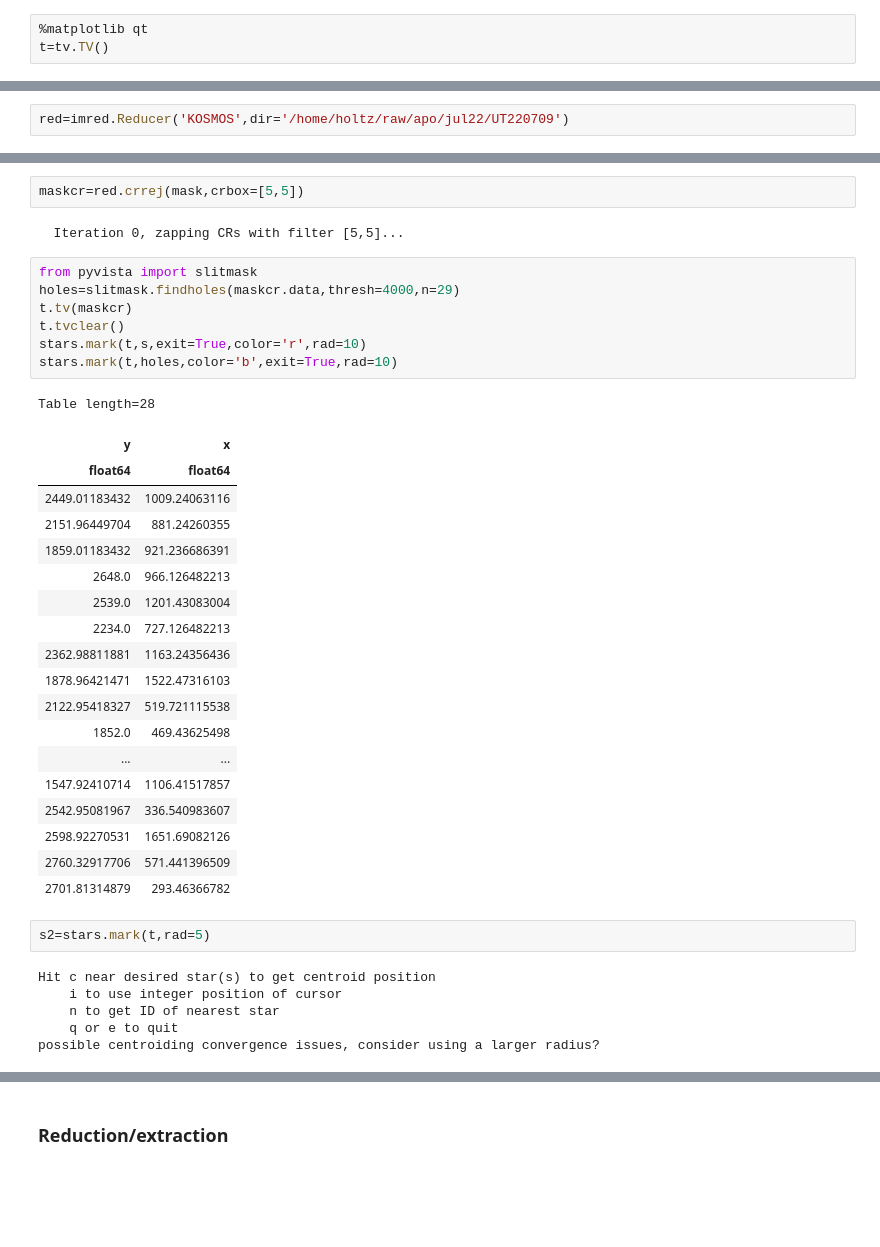
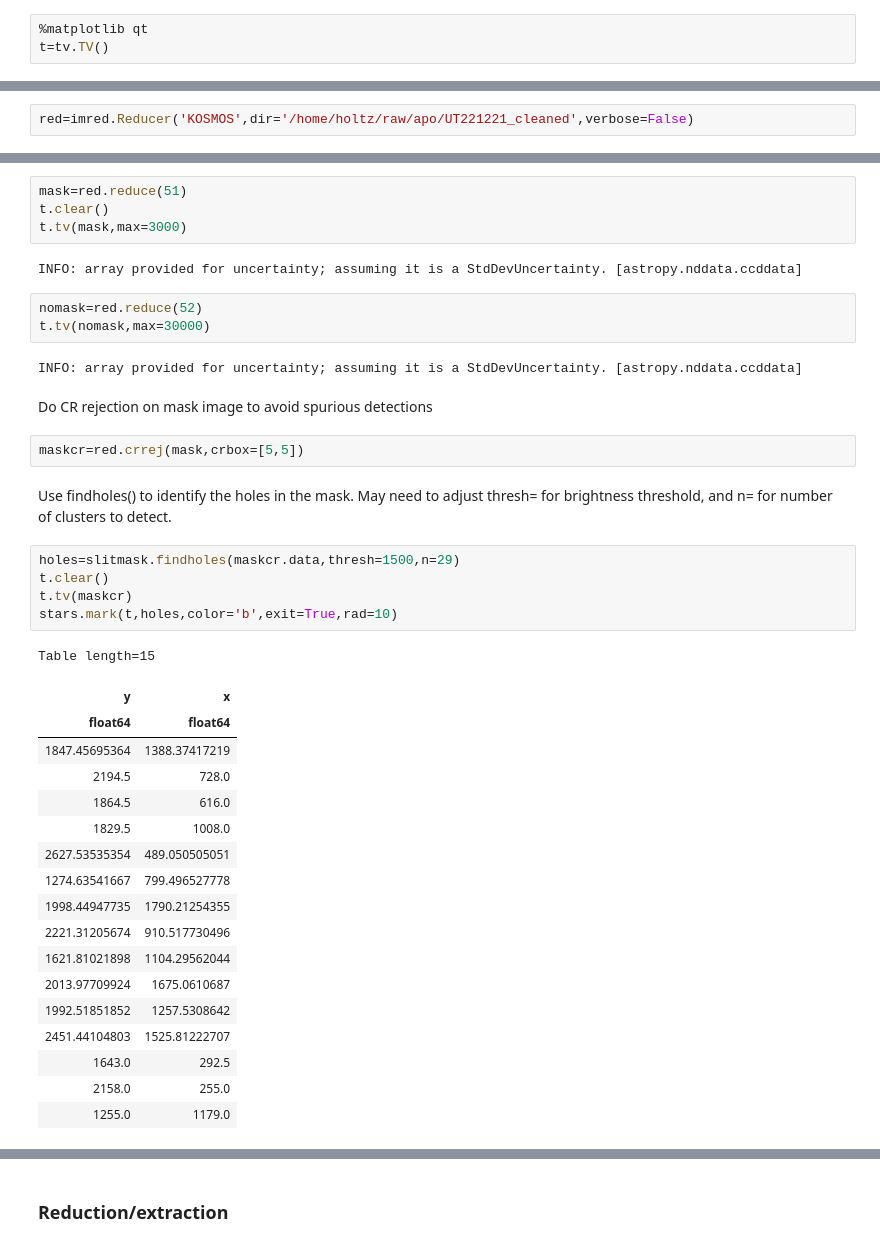
Before and after one commit to holtzmanjon/pyvista, a Jupyter notebook: doc/notebooks/slitmask.ipynb, the cells around one changed output, grey strips where cells are left out. Drawn from its saved outputs; the diff is of its cells as text; blank space fills up the shorter version.

```diff
--- a/doc/notebooks/slitmask.ipynb
+++ b/doc/notebooks/slitmask.ipynb
@@ -13,2 +18,2 @@ t=tv.TV()
 # %%
-red=imred.Reducer('KOSMOS',dir='/home/holtz/raw/apo/jul22/UT220709')
+red=imred.Reducer('KOSMOS',dir='/home/holtz/raw/apo/UT221221_cleaned',verbose=False)
@@ -109,39 +42,41 @@ Table length=4
+# %%
+mask=red.reduce(51)
+t.clear()
+t.tv(mask,max=3000)
+# %% [output]
+INFO: array provided for uncertainty; assuming it is a StdDevUncertainty. [astropy.nddata.ccddata]
+# %%
+nomask=red.reduce(52)
+t.tv(nomask,max=30000)
+# %% [output]
+INFO: array provided for uncertainty; assuming it is a StdDevUncertainty. [astropy.nddata.ccddata]
+# %% [markdown]
+Do CR rejection on mask image to avoid spurious detections
 # %%
 maskcr=red.crrej(mask,crbox=[5,5])
-# %% [output]
-  Iteration 0, zapping CRs with filter [5,5]...
+# %% [markdown]
+Use findholes() to identify the holes in the mask. May need to adjust thresh= for brightness threshold, and n= for number of clusters to detect.
 # %%
-from pyvista import slitmask
-holes=slitmask.findholes(maskcr.data,thresh=4000,n=29)
+holes=slitmask.findholes(maskcr.data,thresh=1500,n=29)
+t.clear()
 t.tv(maskcr)
-t.tvclear()
-stars.mark(t,s,exit=True,color='r',rad=10)
 stars.mark(t,holes,color='b',exit=True,rad=10)
 # %% [output]
-Table length=28
+Table length=15
 | y | x |
 | float64 | float64 |
-| 2449.01183432 | 1009.24063116 |
-| 2151.96449704 | 881.24260355 |
-| 1859.01183432 | 921.236686391 |
-| 2648.0 | 966.126482213 |
-| 2539.0 | 1201.43083004 |
-| 2234.0 | 727.126482213 |
-| 2362.98811881 | 1163.24356436 |
-| 1878.96421471 | 1522.47316103 |
-| 2122.95418327 | 519.721115538 |
-| 1852.0 | 469.43625498 |
-| ... | ... |
-| 1547.92410714 | 1106.41517857 |
-| 2542.95081967 | 336.540983607 |
-| 2598.92270531 | 1651.69082126 |
-| 2760.32917706 | 571.441396509 |
-| 2701.81314879 | 293.46366782 |
+| 1847.45695364 | 1388.37417219 |
+| 2194.5 | 728.0 |
+| 1864.5 | 616.0 |
+| 1829.5 | 1008.0 |
+| 2627.53535354 | 489.050505051 |
+| 1274.63541667 | 799.496527778 |
+| 1998.44947735 | 1790.21254355 |
+| 2221.31205674 | 910.517730496 |
+| 1621.81021898 | 1104.29562044 |
+| 2013.97709924 | 1675.0610687 |
+| 1992.51851852 | 1257.5308642 |
+| 2451.44104803 | 1525.81222707 |
+| 1643.0 | 292.5 |
+| 2158.0 | 255.0 |
+| 1255.0 | 1179.0 |
-# %%
-s2=stars.mark(t,rad=5)
-# %% [output]
-Hit c near desired star(s) to get centroid position
-    i to use integer position of cursor
-    n to get ID of nearest star
-    q or e to quit
-possible centroiding convergence issues, consider using a larger radius?
```
Also changed, not shown: parts of 54 cells of this notebook, 1 other file.
